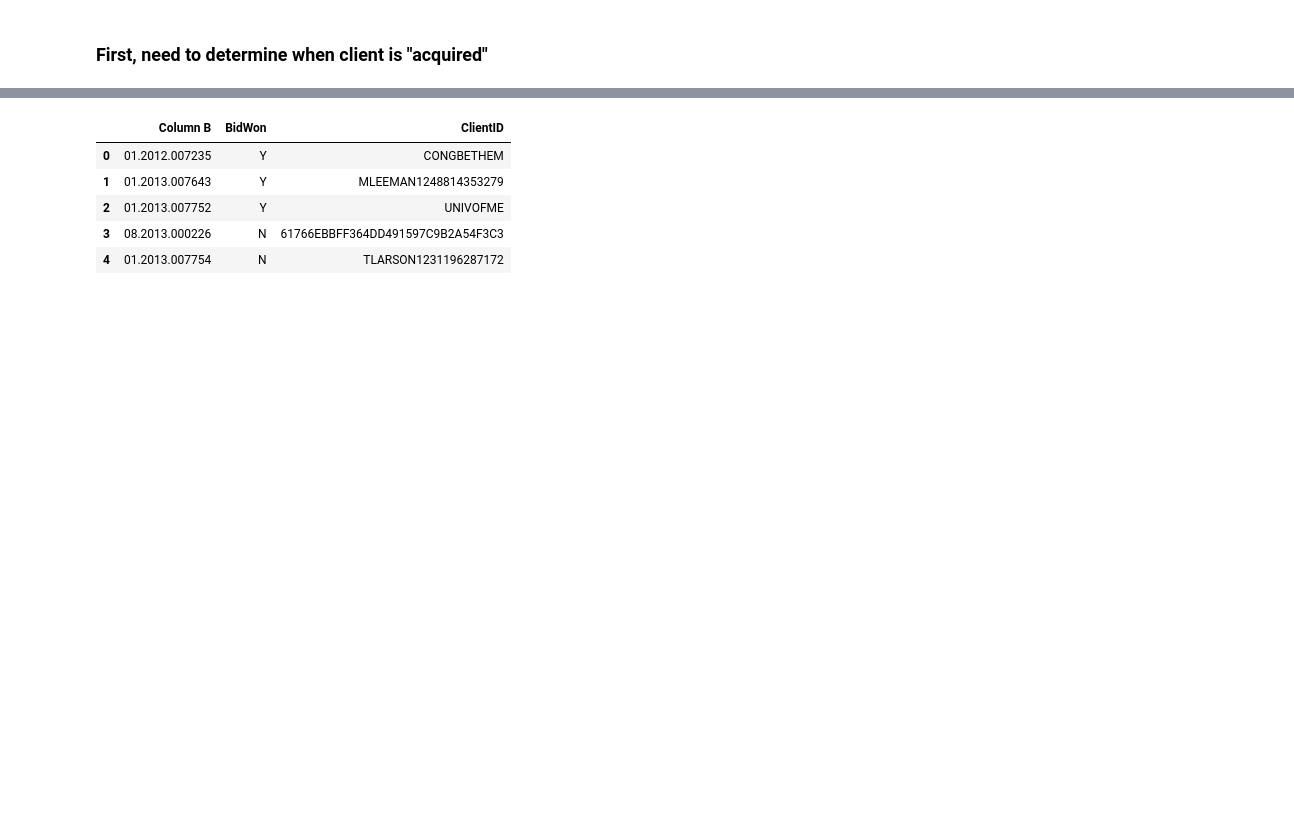
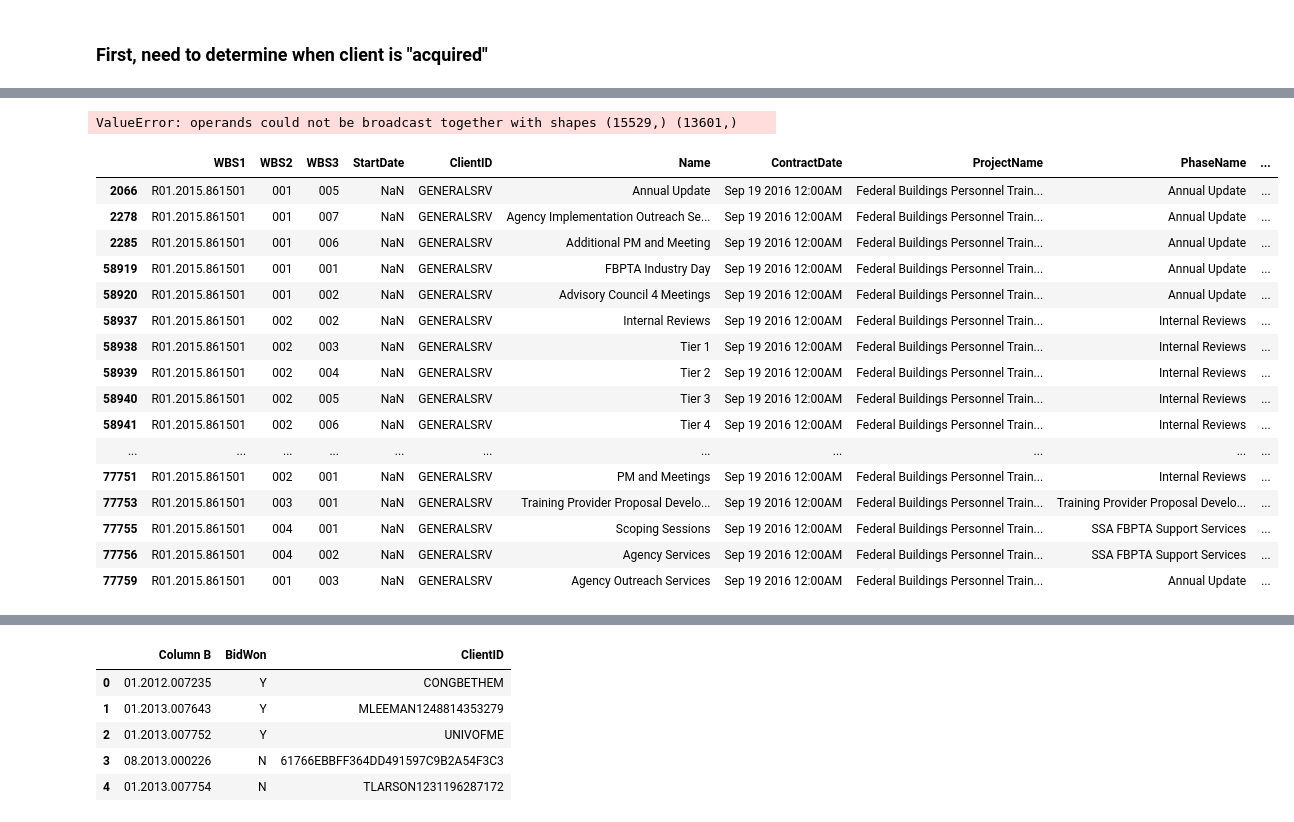
Before and after one commit to jhoward-FEA/Project-Foxrook, a Jupyter notebook: Initial Modeling and Viz.ipynb, the cells around one changed output, grey strips where cells are left out. Drawn from its saved outputs; the diff is of its cells as text; code cells hidden in the pictures; blank space fills up the shorter version.

```diff
--- a/Initial Modeling and Viz.ipynb
+++ b/Initial Modeling and Viz.ipynb
@@ -60,0 +970,24 @@ df1['Column B'] = df1['WBS1'].str[1:] # the rest of the code
+# %%
+blank_startdates = (df_PR['WBS1'].unique() - df_PR['WBS1'][~df_PR['StartDate'].isna()].unique())
+# %% [output]
+ValueError: operands could not be broadcast together with shapes (15529,) (13601,)
+# %%
+df_PR[df_PR['WBS1'] == 'R01.2015.861501']
+# %% [output]
+|  | WBS1 | WBS2 | WBS3 | StartDate | ClientID | Name | ContractDate | ProjectName | PhaseName | ... |
+| 2066 | R01.2015.861501 | 001 | 005 | NaN | GENERALSRV | Annual Update | Sep 19 2016 12:00AM | Federal Buildings Personnel Train... | Annual Update | ... |
+| 2278 | R01.2015.861501 | 001 | 007 | NaN | GENERALSRV | Agency Implementation Outreach Se... | Sep 19 2016 12:00AM | Federal Buildings Personnel Train... | Annual Update | ... |
+| 2285 | R01.2015.861501 | 001 | 006 | NaN | GENERALSRV | Additional PM and Meeting | Sep 19 2016 12:00AM | Federal Buildings Personnel Train... | Annual Update | ... |
+| 58919 | R01.2015.861501 | 001 | 001 | NaN | GENERALSRV | FBPTA Industry Day | Sep 19 2016 12:00AM | Federal Buildings Personnel Train... | Annual Update | ... |
+| 58920 | R01.2015.861501 | 001 | 002 | NaN | GENERALSRV | Advisory Council 4 Meetings | Sep 19 2016 12:00AM | Federal Buildings Personnel Train... | Annual Update | ... |
+| 58937 | R01.2015.861501 | 002 | 002 | NaN | GENERALSRV | Internal Reviews | Sep 19 2016 12:00AM | Federal Buildings Personnel Train... | Internal Reviews | ... |
+| 58938 | R01.2015.861501 | 002 | 003 | NaN | GENERALSRV | Tier 1 | Sep 19 2016 12:00AM | Federal Buildings Personnel Train... | Internal Reviews | ... |
+| 58939 | R01.2015.861501 | 002 | 004 | NaN | GENERALSRV | Tier 2 | Sep 19 2016 12:00AM | Federal Buildings Personnel Train... | Internal Reviews | ... |
+| 58940 | R01.2015.861501 | 002 | 005 | NaN | GENERALSRV | Tier 3 | Sep 19 2016 12:00AM | Federal Buildings Personnel Train... | Internal Reviews | ... |
+| 58941 | R01.2015.861501 | 002 | 006 | NaN | GENERALSRV | Tier 4 | Sep 19 2016 12:00AM | Federal Buildings Personnel Train... | Internal Reviews | ... |
+| ... | ... | ... | ... | ... | ... | ... | ... | ... | ... | ... |
+| 77751 | R01.2015.861501 | 002 | 001 | NaN | GENERALSRV | PM and Meetings | Sep 19 2016 12:00AM | Federal Buildings Personnel Train... | Internal Reviews | ... |
+| 77753 | R01.2015.861501 | 003 | 001 | NaN | GENERALSRV | Training Provider Proposal Develo... | Sep 19 2016 12:00AM | Federal Buildings Personnel Train... | Training Provider Proposal Develo... | ... |
+| 77755 | R01.2015.861501 | 004 | 001 | NaN | GENERALSRV | Scoping Sessions | Sep 19 2016 12:00AM | Federal Buildings Personnel Train... | SSA FBPTA Support Services | ... |
+| 77756 | R01.2015.861501 | 004 | 002 | NaN | GENERALSRV | Agency Services | Sep 19 2016 12:00AM | Federal Buildings Personnel Train... | SSA FBPTA Support Services | ... |
+| 77759 | R01.2015.861501 | 001 | 003 | NaN | GENERALSRV | Agency Outreach Services | Sep 19 2016 12:00AM | Federal Buildings Personnel Train... | Annual Update | ... |
```
Also changed, not shown: parts of 135 cells of this notebook, 1 other file.
